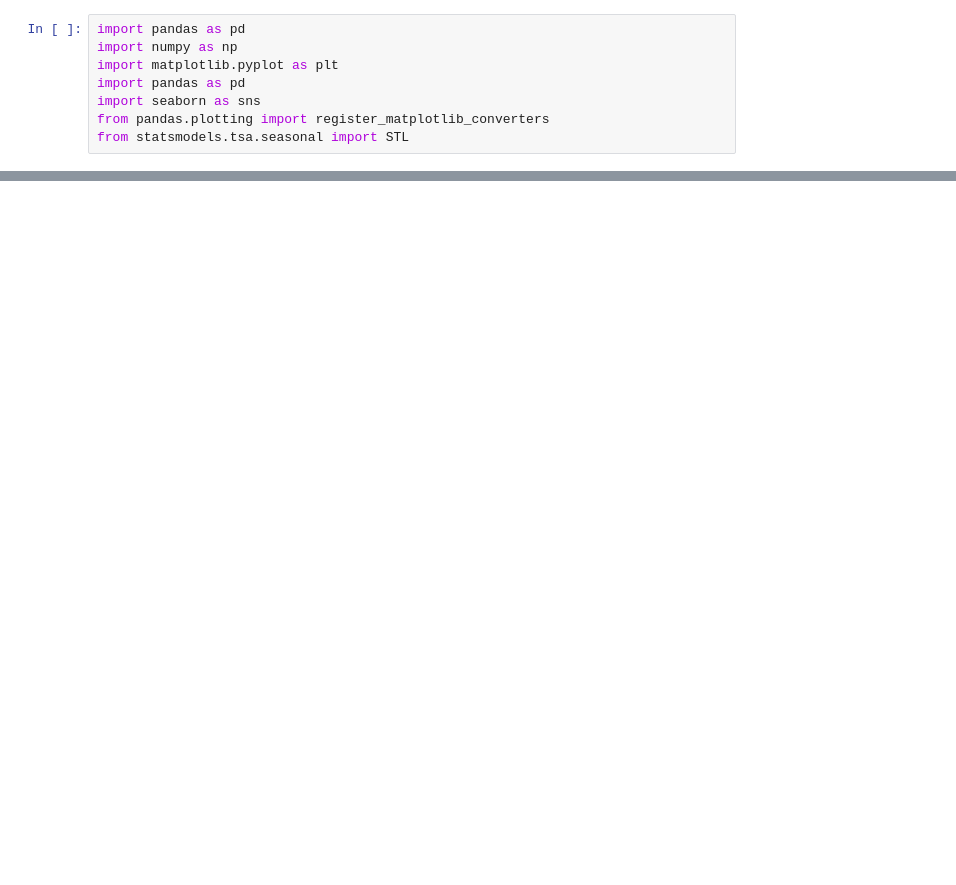
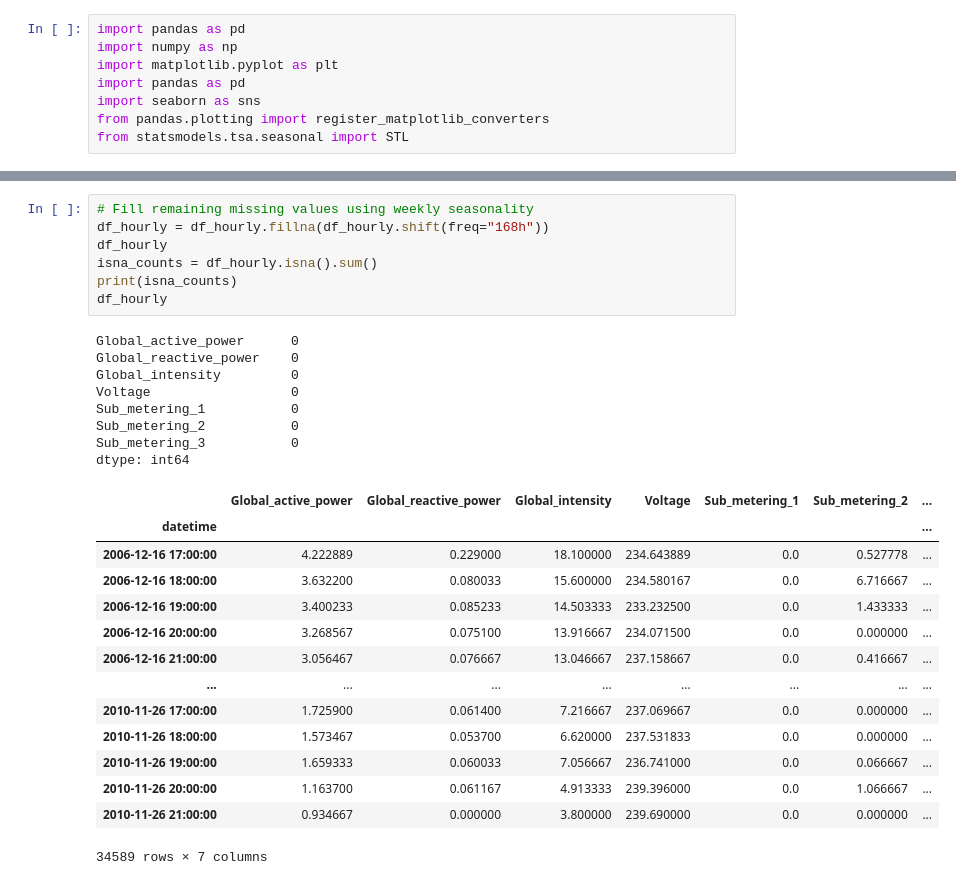
Before and after one commit to veetirajaniemi/adaml-ml-project, a Jupyter notebook: time_series_decomposition.ipynb, the cells around one changed output, grey strips where cells are left out. Cells and saved outputs as stored; diff of their text form; blank space fills up the shorter version.

```diff
--- a/time_series_decomposition.ipynb
+++ b/time_series_decomposition.ipynb
@@ -42,2 +70,32 @@ df.sort_index(inplace=True)
+# %%
+# Fill remaining missing values using weekly seasonality
+df_hourly = df_hourly.fillna(df_hourly.shift(freq="168h"))
+df_hourly
+isna_counts = df_hourly.isna().sum()
+print(isna_counts)
+df_hourly
+# %% [output]
+Global_active_power      0
+Global_reactive_power    0
+Global_intensity         0
+Voltage                  0
+Sub_metering_1           0
+Sub_metering_2           0
+Sub_metering_3           0
+dtype: int64
+|  | Global_active_power | Global_reactive_power | Global_intensity | Voltage | Sub_metering_1 | Sub_metering_2 | ... |
+| datetime |  |  |  |  |  |  | ... |
+| 2006-12-16 17:00:00 | 4.222889 | 0.229000 | 18.100000 | 234.643889 | 0.0 | 0.527778 | ... |
+| 2006-12-16 18:00:00 | 3.632200 | 0.080033 | 15.600000 | 234.580167 | 0.0 | 6.716667 | ... |
+| 2006-12-16 19:00:00 | 3.400233 | 0.085233 | 14.503333 | 233.232500 | 0.0 | 1.433333 | ... |
+| 2006-12-16 20:00:00 | 3.268567 | 0.075100 | 13.916667 | 234.071500 | 0.0 | 0.000000 | ... |
+| 2006-12-16 21:00:00 | 3.056467 | 0.076667 | 13.046667 | 237.158667 | 0.0 | 0.416667 | ... |
+| ... | ... | ... | ... | ... | ... | ... | ... |
+| 2010-11-26 17:00:00 | 1.725900 | 0.061400 | 7.216667 | 237.069667 | 0.0 | 0.000000 | ... |
+| 2010-11-26 18:00:00 | 1.573467 | 0.053700 | 6.620000 | 237.531833 | 0.0 | 0.000000 | ... |
+| 2010-11-26 19:00:00 | 1.659333 | 0.060033 | 7.056667 | 236.741000 | 0.0 | 0.066667 | ... |
+| 2010-11-26 20:00:00 | 1.163700 | 0.061167 | 4.913333 | 239.396000 | 0.0 | 1.066667 | ... |
+| 2010-11-26 21:00:00 | 0.934667 | 0.000000 | 3.800000 | 239.690000 | 0.0 | 0.000000 | ... |
+34589 rows × 7 columns
 # %%
 y = df["Global_active_power"].resample("h").mean().interpolate("time").dropna()
```
Also changed, not shown: parts of 8 cells of this notebook.
